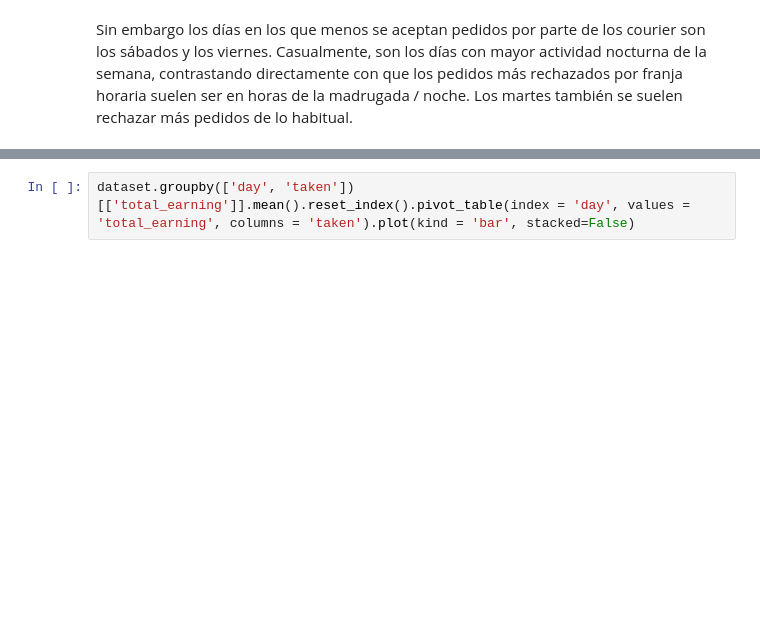
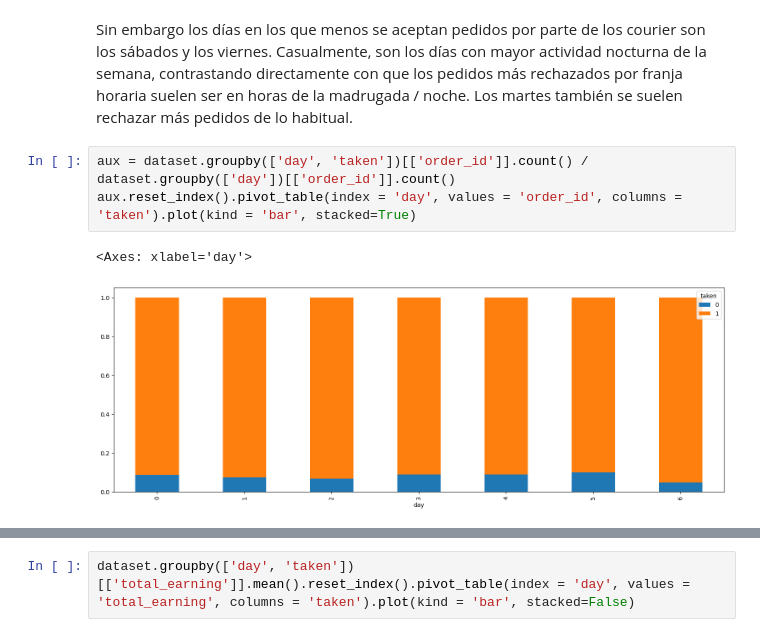
Before and after one commit to jdcarranzas/Prueba-Rappi, a Jupyter notebook: script.ipynb, the cells around one changed output, grey strips where cells are left out. Cells and saved outputs as stored; diff of their text form; blank space fills up the shorter version.

```diff
--- a/script.ipynb
+++ b/script.ipynb
@@ -252,3 +252,9 @@ sns.barplot(x = 'day', y = 'order_id', data = non_taken_day_analysis)
 [figure]
 # %% [markdown]
 Sin embargo los días en los que menos se aceptan pedidos por parte de los courier son los sábados y los viernes. Casualmente, son los días con mayor actividad nocturna de la semana, contrastando directamente con que los pedidos más rechazados por franja horaria suelen ser en horas de la madrugada / noche. Los martes también se suelen rechazar más pedidos de lo habitual.
+# %%
+aux = dataset.groupby(['day', 'taken'])[['order_id']].count() / dataset.groupby(['day'])[['order_id']].count()
+aux.reset_index().pivot_table(index = 'day', values = 'order_id', columns = 'taken').plot(kind = 'bar', stacked=True)
+# %% [output]
+<Axes: xlabel='day'>
+[figure, added]
```
Also changed, not shown: parts of 6 cells of this notebook.
